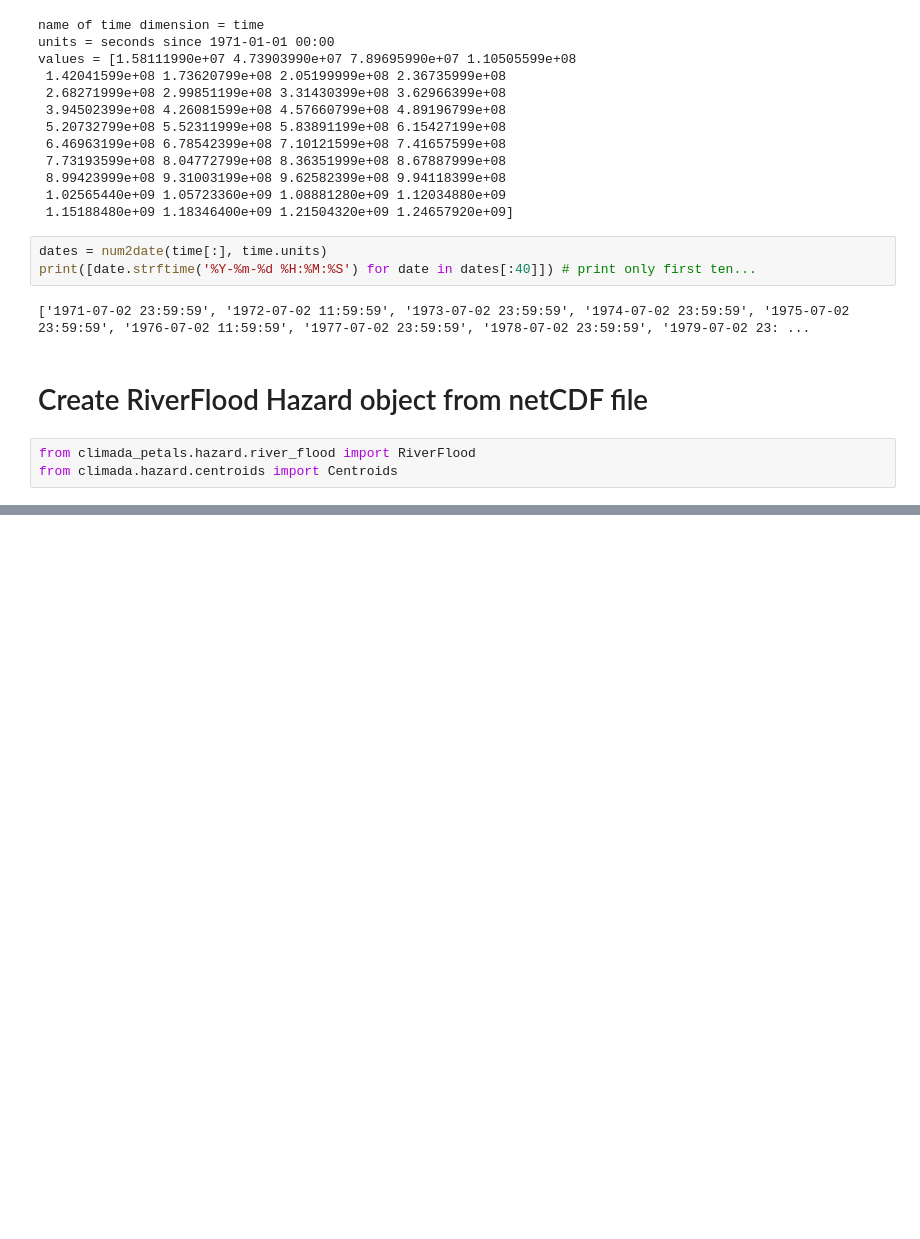
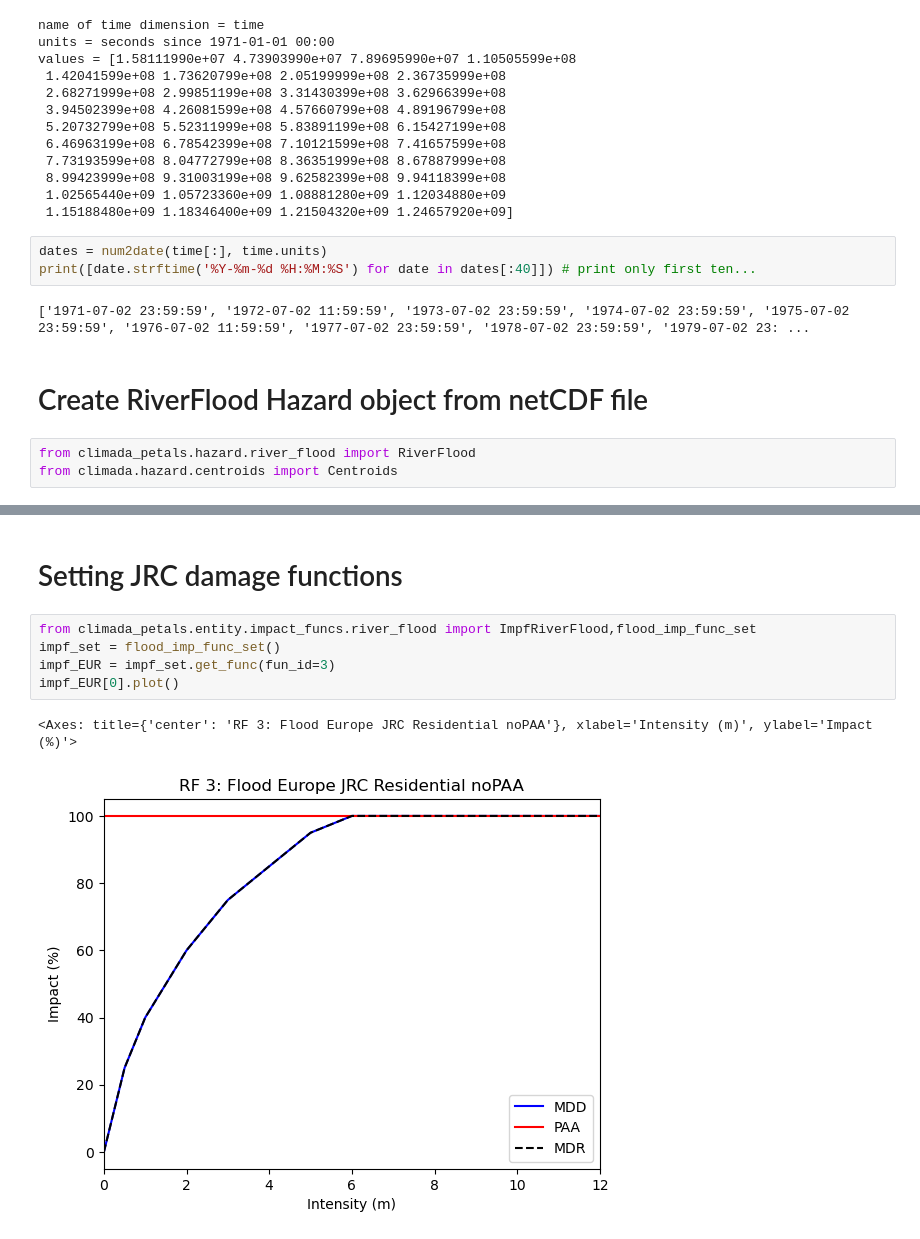
Before and after one commit to AGoussebaile/CLIMADA_Example, a Jupyter notebook: RiverFlood_World.ipynb, the cells around one changed output, grey strips where cells are left out. Drawn from its saved outputs; the diff is of its cells as text; blank space fills up the shorter version.

Commit message:
new file riverflood with climate change

```diff
--- a/RiverFlood_World.ipynb
+++ b/RiverFlood_World.ipynb
@@ -148,0 +179,10 @@ rf.plot_intensity(event=4, smooth = False)
+# %% [markdown]
+# Setting JRC damage functions
+# %%
+from climada_petals.entity.impact_funcs.river_flood import ImpfRiverFlood,flood_imp_func_set
+impf_set = flood_imp_func_set()
+impf_EUR = impf_set.get_func(fun_id=3)
+impf_EUR[0].plot()
+# %% [output]
+<Axes: title={'center': 'RF 3: Flood Europe JRC Residential noPAA'}, xlabel='Intensity (m)', ylabel='Impact (%)'>
+[figure, added]
```
Also changed, not shown: parts of 11 cells of this notebook, 7 other files.
